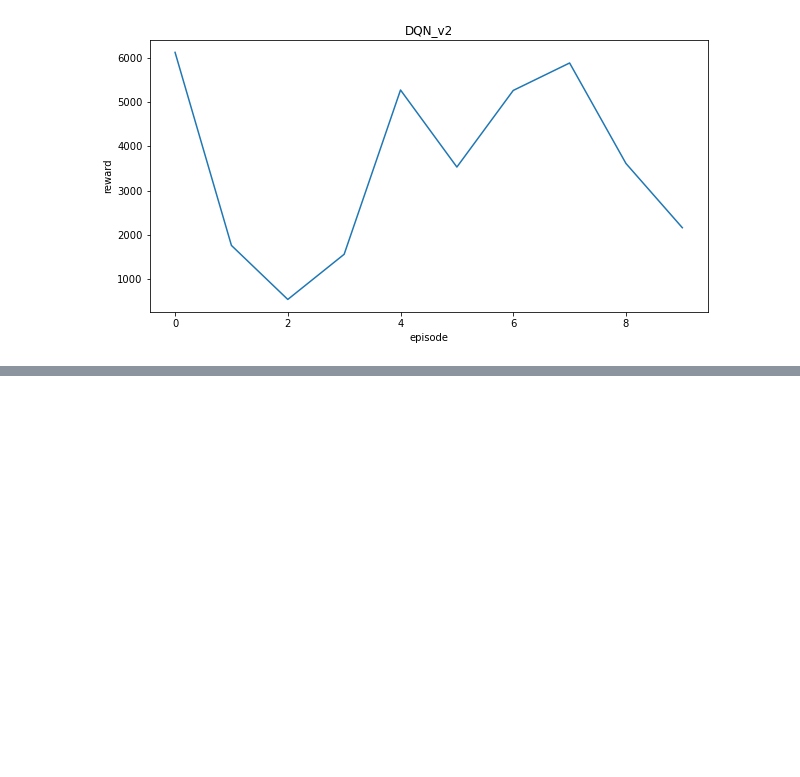
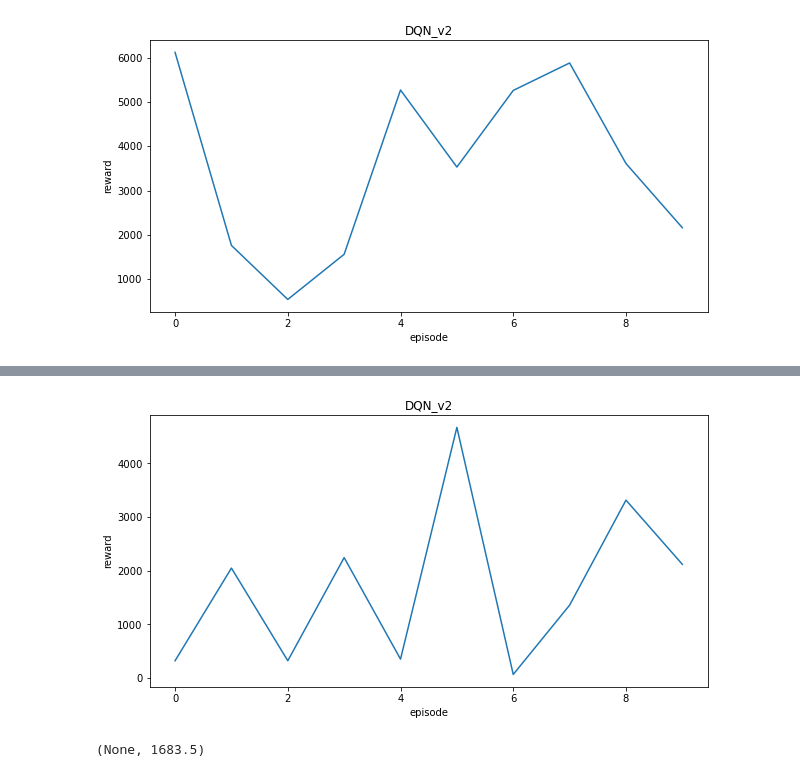
Before and after one commit to LANNDS18/DeepAgent_Atari, a Jupyter notebook: evaluation.ipynb, the cells around one changed output, grey strips where cells are left out. Cells and saved outputs as stored; diff of their text form; code cells hidden in the pictures; blank space fills up the shorter version.

```diff
--- a/evaluation.ipynb
+++ b/evaluation.ipynb
@@ -69,3 +69,5 @@ Maximum total_step 10 exceeded
 plot_reward(dqn_rewards, 'DQN_v2')
 # %% [output]
 [figure]
+# %%
+dddqn_agent, test_env = testWrapper(agent=DoubleDQN.DoubleDQNAgent, env=GameEnv, network=dueling.DuelingNetwork, buffer=ExperienceReplay, test_id='DDDQN_v1')
@@ -71,0 +92,4 @@ plot_reward(dqn_rewards, 'DQN_v2')
+# %%
+dddqn_id = 'DDDQN_v1'
+dddqn_path = f'models/{dddqn_id}'
+dddqn_rewards = dddqn_agent.play(test_env=test_env, saving_path=dddqn_path, video_dir=f'./video/{dddqn_id}1',render=True, max_episode=evaluation_episode)
@@ -71,0 +109,5 @@ plot_reward(dqn_rewards, 'DQN_v2')
+# %%
+plot_reward(dddqn_rewards, 'DQN_v2'), np.mean(dddqn_rewards)
+# %% [output]
+[figure, added]
+(None, 1683.5)
```
Also changed, not shown: parts of 3 cells of this notebook, 7 other files.
